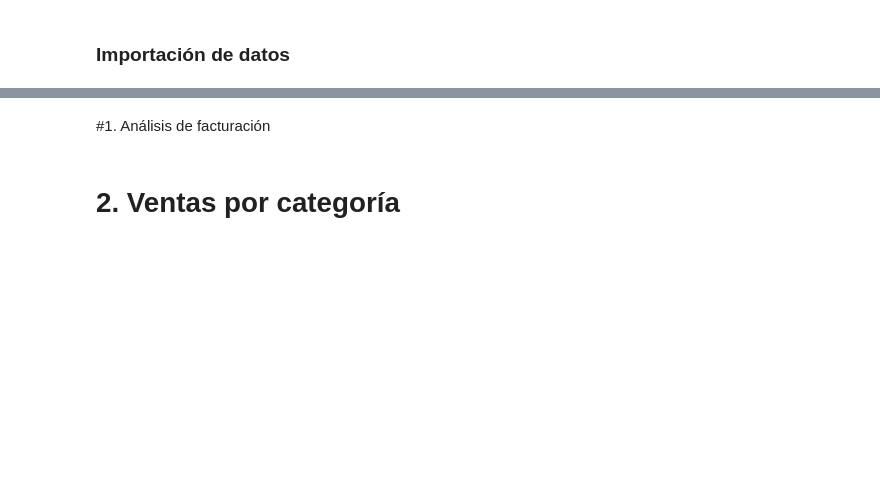
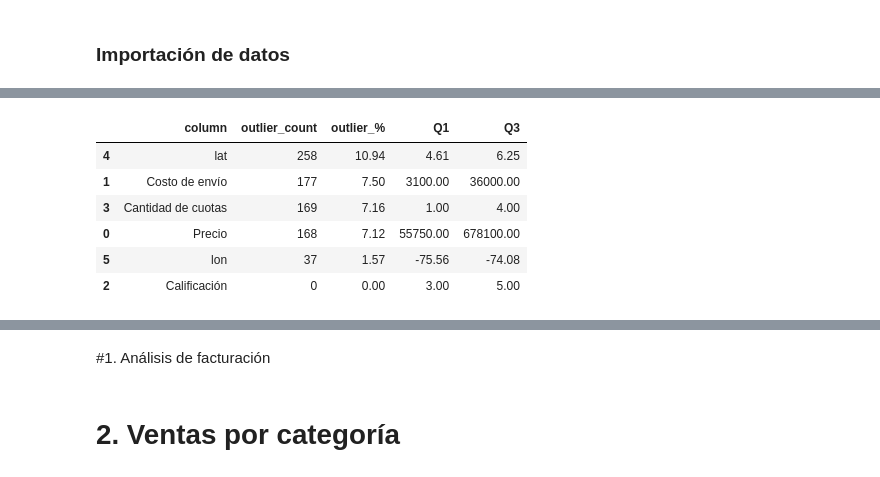
Before and after one commit to JCSR2022/challenge1-data-science-Alura, a Jupyter notebook: AluraStoreLatam.ipynb, the cells around one changed output, grey strips where cells are left out. Cells and saved outputs as stored; diff of their text form; code cells hidden in the pictures; blank space fills up the shorter version.

```diff
--- a/AluraStoreLatam.ipynb
+++ b/AluraStoreLatam.ipynb
@@ -36,0 +242,11 @@ memory usage: 221.3+ KB
+# %%
+tienda1_outliers = review_outliers_iqr(tienda1, threshold=1.5, show_all=True).drop(columns=['min', 'max'])
+tienda1_outliers #55750.00 678100.00
+# %% [output]
+|  | column | outlier_count | outlier_% | Q1 | Q3 |
+| 4 | lat | 258 | 10.94 | 4.61 | 6.25 |
+| 1 | Costo de envío | 177 | 7.50 | 3100.00 | 36000.00 |
+| 3 | Cantidad de cuotas | 169 | 7.16 | 1.00 | 4.00 |
+| 0 | Precio | 168 | 7.12 | 55750.00 | 678100.00 |
+| 5 | lon | 37 | 1.57 | -75.56 | -74.08 |
+| 2 | Calificación | 0 | 0.00 | 3.00 | 5.00 |
```
Also changed, not shown: parts of 9 cells of this notebook.
